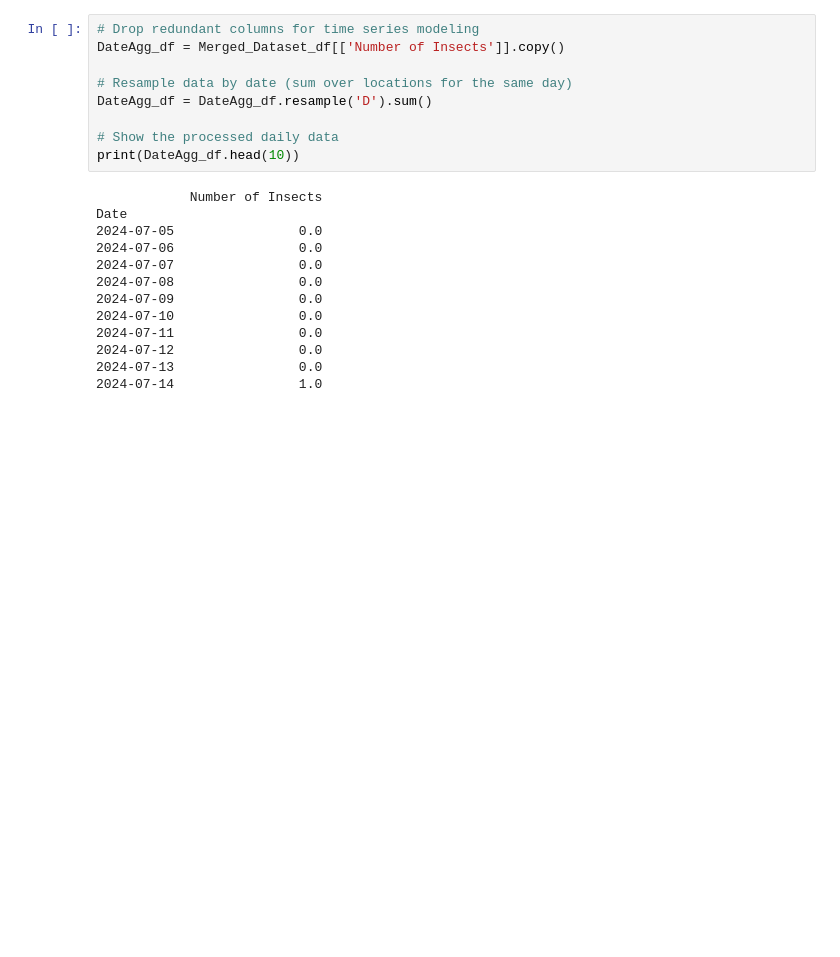
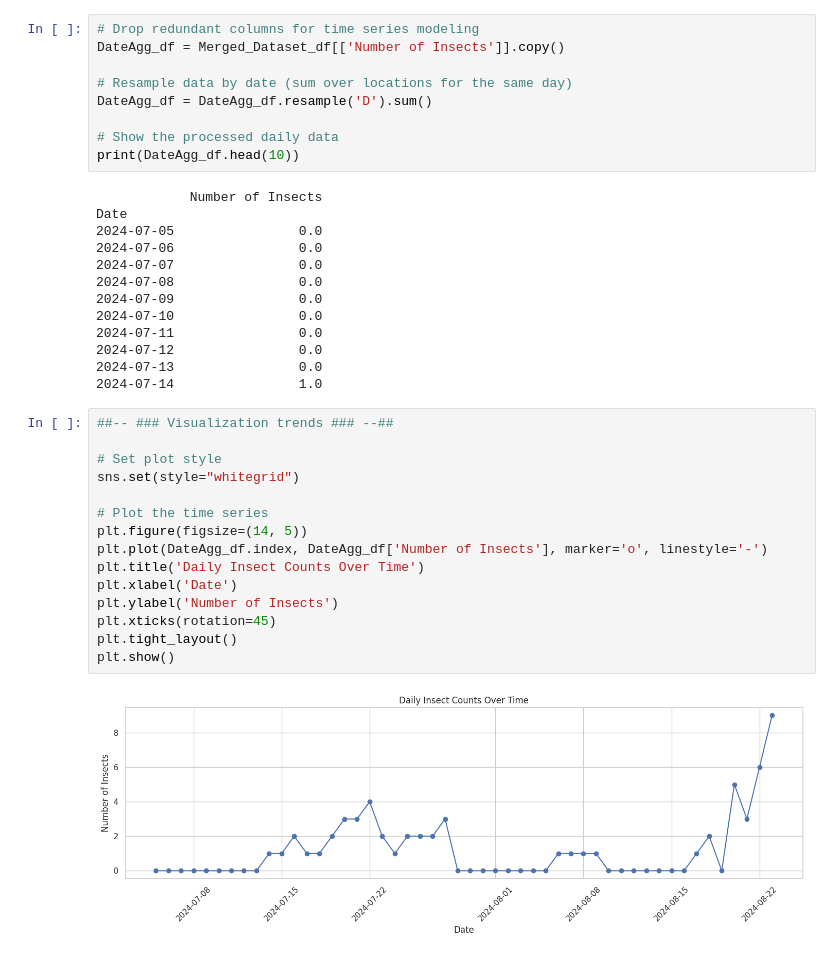
Before and after one commit to raz0208/Agritech-Pest-Prediction, a Jupyter notebook: Agritech_Pest_Prediction_Time_Series_Analysis.ipynb, the cells around one changed output. Drawn from its saved outputs; the diff is of its cells as text; blank space fills up the shorter version.

```diff
--- a/Agritech_Pest_Prediction_Time_Series_Analysis.ipynb
+++ b/Agritech_Pest_Prediction_Time_Series_Analysis.ipynb
@@ -108,3 +109,20 @@ Date
 2024-07-12                0.0
 2024-07-13                0.0
 2024-07-14                1.0
+# %%
+##-- ### Visualization trends ### --##
+
+# Set plot style
+sns.set(style="whitegrid")
+
+# Plot the time series
+plt.figure(figsize=(14, 5))
+plt.plot(DateAgg_df.index, DateAgg_df['Number of Insects'], marker='o', linestyle='-')
+plt.title('Daily Insect Counts Over Time')
+plt.xlabel('Date')
+plt.ylabel('Number of Insects')
+plt.xticks(rotation=45)
+plt.tight_layout()
+plt.show()
+# %% [output]
+[figure, added]
```
Also changed, not shown: parts of 2 cells of this notebook.
